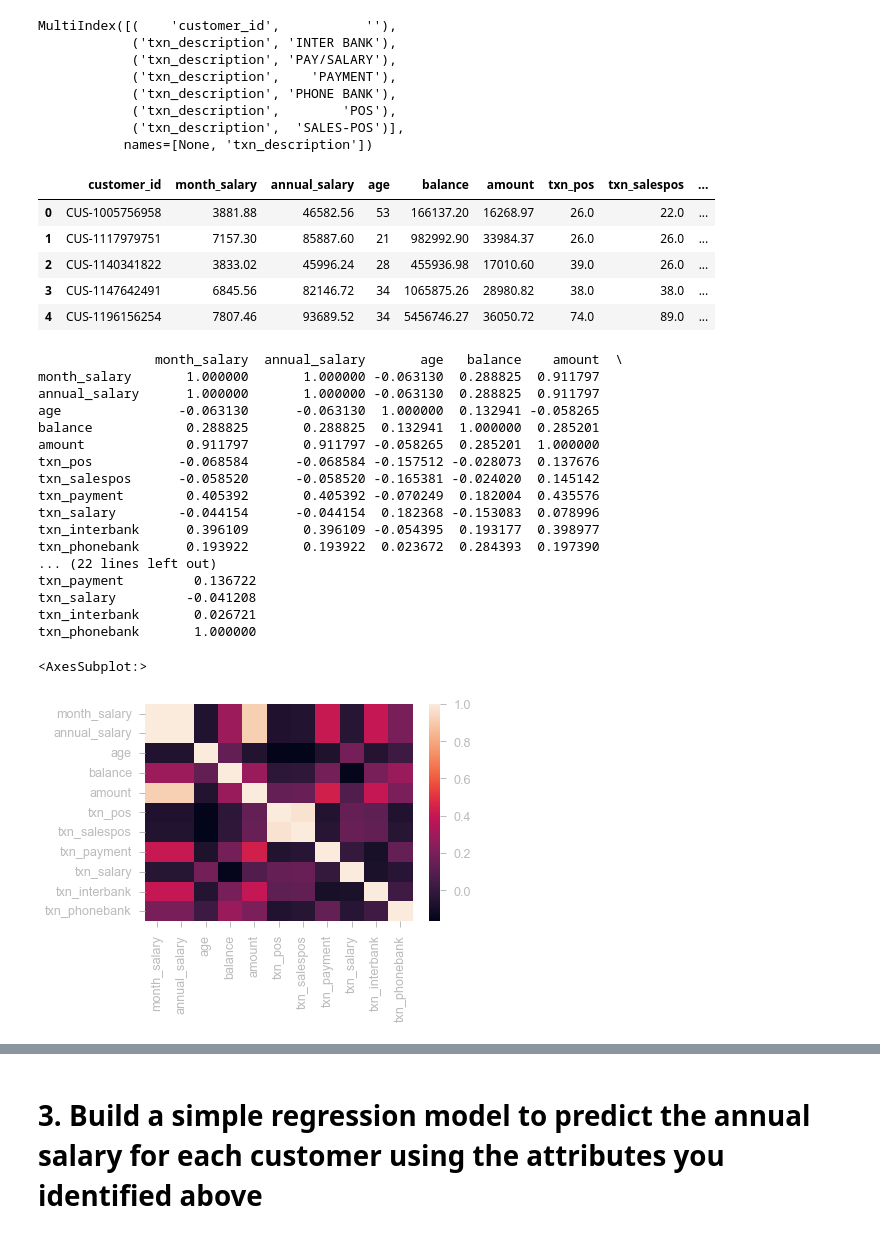
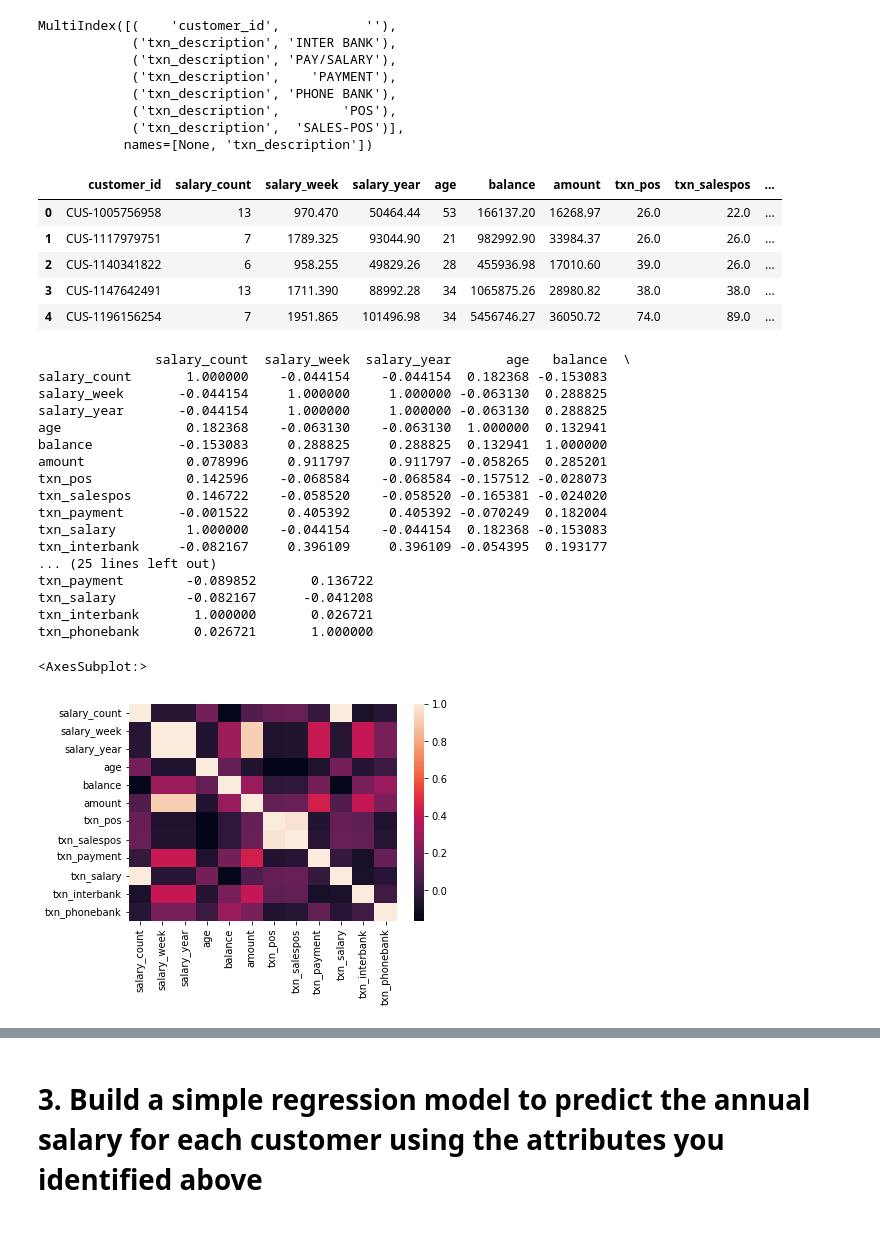
Before and after one commit to slothpunch/Portfolio, a Jupyter notebook: 4. Data@ANZ Virtual Internship Program/Task_2_Predictive Analytics.ipynb, the cells around one changed output, grey strips where cells are left out. Cells and saved outputs as stored; diff of their text form; code cells hidden in the pictures.

```diff
--- a/4. Data@ANZ Virtual Internship Program/Task_2_Predictive Analytics.ipynb
+++ b/4. Data@ANZ Virtual Internship Program/Task_2_Predictive Analytics.ipynb
@@ -99,0 +95,3 @@ cust_salary.head(10)
+# %%
+cust_info['salary_count'] = txn_salary['salary_count']
+cust_info.head(20)
@@ -156,5 +202,5 @@ for i in range(len(cust_salary)):
         print(f'Customer ID doesn\'t match = {i}')
 # %%
-cust_salary['age'] = cust_age['age']
-cust_salary.head()
+cust_info['age'] = cust_age['age']
+cust_info.head()
 # %% [output]
@@ -177,7 +224,7 @@ age                -0.06313       -0.06313  1.00000
 # %%
 # Add balance and amount
-cust_salary['balance'] = df.groupby('customer_id')['balance'].sum().values
-cust_salary['amount'] = df.groupby('customer_id')['amount'].sum().values
+cust_info['balance'] = df.groupby('customer_id')['balance'].sum().values
+cust_info['amount'] = df.groupby('customer_id')['amount'].sum().values
 # %%
 # Extract txn_description subcategories and unstack them.
 cust_txn = pd.DataFrame(df.groupby(['customer_id', 'txn_description'])['txn_description'].count()).unstack().fillna(0).reset_index()
@@ -209,51 +256,50 @@ MultiIndex([(    'customer_id',           ''),
            names=[None, 'txn_description'])
 # %%
 # Drop the txn_description column and add the subcategories
+cust_info = cust_info.drop(axis = 1, columns = 'txn_description')
 
-cust_salary = cust_salary.drop(axis = 1, columns = 'txn_description')
-
-cust_salary['txn_pos'] = cust_txn['txn_description', 'POS']
-cust_salary['txn_salespos'] = cust_txn['txn_description', 'SALES-POS']
-cust_salary['txn_payment'] = cust_txn['txn_description', 'PAYMENT']
-cust_salary['txn_salary'] = cust_txn['txn_description', 'PAY/SALARY']
-cust_salary['txn_interbank'] = cust_txn['txn_description', 'INTER BANK']
-cust_salary['txn_phonebank'] = cust_txn['txn_description', 'PHONE BANK']
+cust_info['txn_pos'] = cust_txn['txn_description', 'POS']
+cust_info['txn_salespos'] = cust_txn['txn_description', 'SALES-POS']
+cust_info['txn_payment'] = cust_txn['txn_description', 'PAYMENT']
+cust_info['txn_salary'] = cust_txn['txn_description', 'PAY/SALARY']
+cust_info['txn_interbank'] = cust_txn['txn_description', 'INTER BANK']
+cust_info['txn_phonebank'] = cust_txn['txn_description', 'PHONE BANK']
 # %%
 # cust_salary['customer_no'] = cust_salary['customer_id'].astype('category').cat.codes
 # cust_salary.reset_index().rename({'index': 'customer_no'})
-cust_salary.head()
+cust_info.head()
 # %% [output]
-|  | customer_id | month_salary | annual_salary | age | balance | amount | txn_pos | txn_salespos | ... |
-| 0 | CUS-1005756958 | 3881.88 | 46582.56 | 53 | 166137.20 | 16268.97 | 26.0 | 22.0 | ... |
-| 1 | CUS-1117979751 | 7157.30 | 85887.60 | 21 | 982992.90 | 33984.37 | 26.0 | 26.0 | ... |
-| 2 | CUS-1140341822 | 3833.02 | 45996.24 | 28 | 455936.98 | 17010.60 | 39.0 | 26.0 | ... |
-| 3 | CUS-1147642491 | 6845.56 | 82146.72 | 34 | 1065875.26 | 28980.82 | 38.0 | 38.0 | ... |
-| 4 | CUS-1196156254 | 7807.46 | 93689.52 | 34 | 5456746.27 | 36050.72 | 74.0 | 89.0 | ... |
+|  | customer_id | salary_count | salary_week | salary_year | age | balance | amount | txn_pos | txn_salespos | ... |
+| 0 | CUS-1005756958 | 13 | 970.470 | 50464.44 | 53 | 166137.20 | 16268.97 | 26.0 | 22.0 | ... |
+| 1 | CUS-1117979751 | 7 | 1789.325 | 93044.90 | 21 | 982992.90 | 33984.37 | 26.0 | 26.0 | ... |
+| 2 | CUS-1140341822 | 6 | 958.255 | 49829.26 | 28 | 455936.98 | 17010.60 | 39.0 | 26.0 | ... |
+| 3 | CUS-1147642491 | 13 | 1711.390 | 88992.28 | 34 | 1065875.26 | 28980.82 | 38.0 | 38.0 | ... |
+| 4 | CUS-1196156254 | 7 | 1951.865 | 101496.98 | 34 | 5456746.27 | 36050.72 | 74.0 | 89.0 | ... |
 # %%
 # Check the correlation again
-cust_corr = cust_salary.corr()
+cust_corr = cust_info.corr()
 print(cust_corr)
 sns.heatmap(cust_corr)
 # %% [output]
-               month_salary  annual_salary       age   balance    amount  \
-month_salary       1.000000       1.000000 -0.063130  0.288825  0.911797
-annual_salary      1.000000       1.000000 -0.063130  0.288825  0.911797
-age               -0.063130      -0.063130  1.000000  0.132941 -0.058265
-balance            0.288825       0.288825  0.132941  1.000000  0.285201
-amount             0.911797       0.911797 -0.058265  0.285201  1.000000
-txn_pos           -0.068584      -0.068584 -0.157512 -0.028073  0.137676
-txn_salespos      -0.058520      -0.058520 -0.165381 -0.024020  0.145142
-txn_payment        0.405392       0.405392 -0.070249  0.182004  0.435576
-txn_salary        -0.044154      -0.044154  0.182368 -0.153083  0.078996
-txn_interbank      0.396109       0.396109 -0.054395  0.193177  0.398977
-txn_phonebank      0.193922       0.193922  0.023672  0.284393  0.197390
-... (22 lines left out)
-txn_payment         0.136722
-txn_salary         -0.041208
-txn_interbank       0.026721
-txn_phonebank       1.000000
+               salary_count  salary_week  salary_year       age   balance  \
+salary_count       1.000000    -0.044154    -0.044154  0.182368 -0.153083
+salary_week       -0.044154     1.000000     1.000000 -0.063130  0.288825
+salary_year       -0.044154     1.000000     1.000000 -0.063130  0.288825
+age                0.182368    -0.063130    -0.063130  1.000000  0.132941
+balance           -0.153083     0.288825     0.288825  0.132941  1.000000
+amount             0.078996     0.911797     0.911797 -0.058265  0.285201
+txn_pos            0.142596    -0.068584    -0.068584 -0.157512 -0.028073
+txn_salespos       0.146722    -0.058520    -0.058520 -0.165381 -0.024020
+txn_payment       -0.001522     0.405392     0.405392 -0.070249  0.182004
+txn_salary         1.000000    -0.044154    -0.044154  0.182368 -0.153083
+txn_interbank     -0.082167     0.396109     0.396109 -0.054395  0.193177
+... (25 lines left out)
+txn_payment        -0.089852       0.136722
+txn_salary         -0.082167      -0.041208
+txn_interbank       1.000000       0.026721
+txn_phonebank       0.026721       1.000000
 <AxesSubplot:>
-[figure, old version]
+[figure, new version]
 # %%
 # cust_corr.unstack()
 cust_corr_pairs = cust_corr.unstack().sort_values()
```
Also changed, not shown: parts of 46 cells of this notebook.
